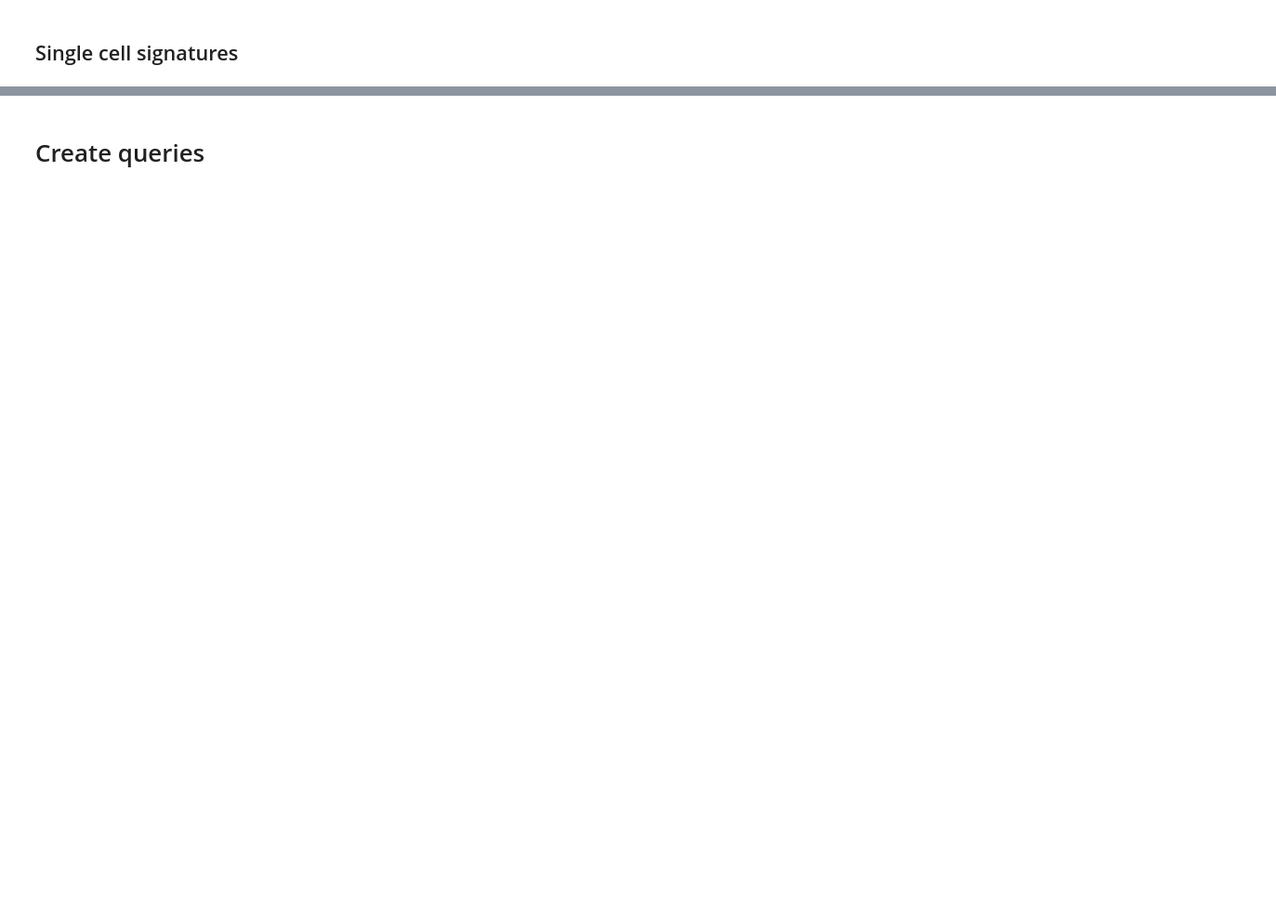
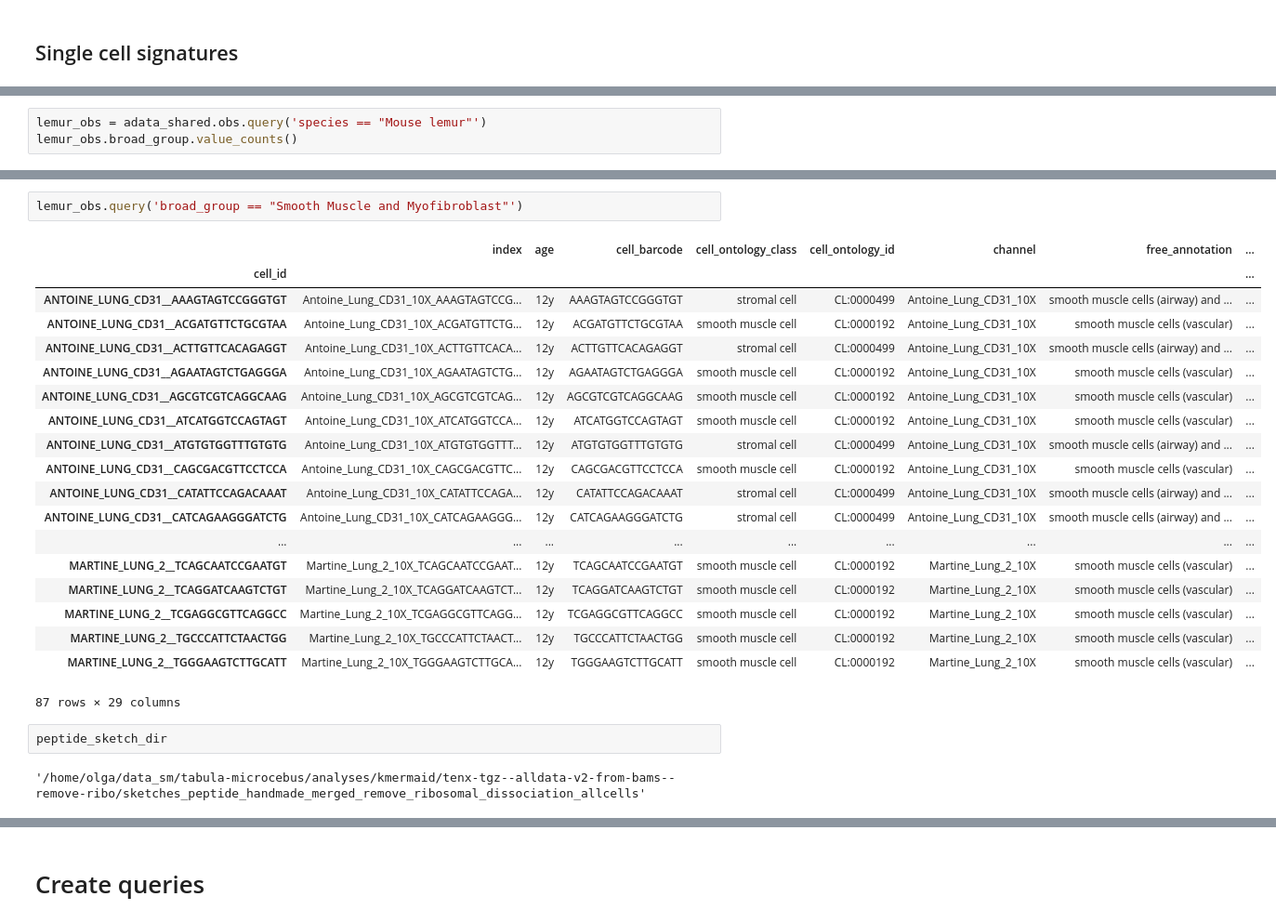
Before and after one commit to czbiohub-sf/scrnaseq-for-the-99-percent, a Jupyter notebook: notebooks/317_reorg_lemur2mouse.ipynb, the cells around one changed output, grey strips where cells are left out. Shown at 93% size. Saved outputs shown, nothing was run; the diff lists cells and outputs as text; blank space fills up the shorter version.

```diff
--- a/notebooks/317_reorg_lemur2mouse.ipynb
+++ b/notebooks/317_reorg_lemur2mouse.ipynb
@@ -342,0 +466,3 @@ Copying alphabet-dayhoff__ksize-51__scaled-10
+# %%
+lemur_obs = adata_shared.obs.query('species == "Mouse lemur"')
+lemur_obs.broad_group.value_counts()
@@ -342,0 +505,26 @@ Copying alphabet-dayhoff__ksize-51__scaled-10
+# %%
+lemur_obs.query('broad_group == "Smooth Muscle and Myofibroblast"')
+# %% [output]
+|  | index | age | cell_barcode | cell_ontology_class | cell_ontology_id | channel | free_annotation | ... |
+| cell_id |  |  |  |  |  |  |  | ... |
+| ANTOINE_LUNG_CD31__AAAGTAGTCCGGGTGT | Antoine_Lung_CD31_10X_AAAGTAGTCCG... | 12y | AAAGTAGTCCGGGTGT | stromal cell | CL:0000499 | Antoine_Lung_CD31_10X | smooth muscle cells (airway) and ... | ... |
+| ANTOINE_LUNG_CD31__ACGATGTTCTGCGTAA | Antoine_Lung_CD31_10X_ACGATGTTCTG... | 12y | ACGATGTTCTGCGTAA | smooth muscle cell | CL:0000192 | Antoine_Lung_CD31_10X | smooth muscle cells (vascular) | ... |
+| ANTOINE_LUNG_CD31__ACTTGTTCACAGAGGT | Antoine_Lung_CD31_10X_ACTTGTTCACA... | 12y | ACTTGTTCACAGAGGT | stromal cell | CL:0000499 | Antoine_Lung_CD31_10X | smooth muscle cells (airway) and ... | ... |
+| ANTOINE_LUNG_CD31__AGAATAGTCTGAGGGA | Antoine_Lung_CD31_10X_AGAATAGTCTG... | 12y | AGAATAGTCTGAGGGA | smooth muscle cell | CL:0000192 | Antoine_Lung_CD31_10X | smooth muscle cells (vascular) | ... |
+| ANTOINE_LUNG_CD31__AGCGTCGTCAGGCAAG | Antoine_Lung_CD31_10X_AGCGTCGTCAG... | 12y | AGCGTCGTCAGGCAAG | smooth muscle cell | CL:0000192 | Antoine_Lung_CD31_10X | smooth muscle cells (vascular) | ... |
+| ANTOINE_LUNG_CD31__ATCATGGTCCAGTAGT | Antoine_Lung_CD31_10X_ATCATGGTCCA... | 12y | ATCATGGTCCAGTAGT | smooth muscle cell | CL:0000192 | Antoine_Lung_CD31_10X | smooth muscle cells (vascular) | ... |
+| ANTOINE_LUNG_CD31__ATGTGTGGTTTGTGTG | Antoine_Lung_CD31_10X_ATGTGTGGTTT... | 12y | ATGTGTGGTTTGTGTG | stromal cell | CL:0000499 | Antoine_Lung_CD31_10X | smooth muscle cells (airway) and ... | ... |
+| ANTOINE_LUNG_CD31__CAGCGACGTTCCTCCA | Antoine_Lung_CD31_10X_CAGCGACGTTC... | 12y | CAGCGACGTTCCTCCA | smooth muscle cell | CL:0000192 | Antoine_Lung_CD31_10X | smooth muscle cells (vascular) | ... |
+| ANTOINE_LUNG_CD31__CATATTCCAGACAAAT | Antoine_Lung_CD31_10X_CATATTCCAGA... | 12y | CATATTCCAGACAAAT | stromal cell | CL:0000499 | Antoine_Lung_CD31_10X | smooth muscle cells (airway) and ... | ... |
+| ANTOINE_LUNG_CD31__CATCAGAAGGGATCTG | Antoine_Lung_CD31_10X_CATCAGAAGGG... | 12y | CATCAGAAGGGATCTG | stromal cell | CL:0000499 | Antoine_Lung_CD31_10X | smooth muscle cells (airway) and ... | ... |
+| ... | ... | ... | ... | ... | ... | ... | ... | ... |
+| MARTINE_LUNG_2__TCAGCAATCCGAATGT | Martine_Lung_2_10X_TCAGCAATCCGAAT... | 12y | TCAGCAATCCGAATGT | smooth muscle cell | CL:0000192 | Martine_Lung_2_10X | smooth muscle cells (vascular) | ... |
+| MARTINE_LUNG_2__TCAGGATCAAGTCTGT | Martine_Lung_2_10X_TCAGGATCAAGTCT... | 12y | TCAGGATCAAGTCTGT | smooth muscle cell | CL:0000192 | Martine_Lung_2_10X | smooth muscle cells (vascular) | ... |
+| MARTINE_LUNG_2__TCGAGGCGTTCAGGCC | Martine_Lung_2_10X_TCGAGGCGTTCAGG... | 12y | TCGAGGCGTTCAGGCC | smooth muscle cell | CL:0000192 | Martine_Lung_2_10X | smooth muscle cells (vascular) | ... |
+| MARTINE_LUNG_2__TGCCCATTCTAACTGG | Martine_Lung_2_10X_TGCCCATTCTAACT... | 12y | TGCCCATTCTAACTGG | smooth muscle cell | CL:0000192 | Martine_Lung_2_10X | smooth muscle cells (vascular) | ... |
+| MARTINE_LUNG_2__TGGGAAGTCTTGCATT | Martine_Lung_2_10X_TGGGAAGTCTTGCA... | 12y | TGGGAAGTCTTGCATT | smooth muscle cell | CL:0000192 | Martine_Lung_2_10X | smooth muscle cells (vascular) | ... |
+87 rows × 29 columns
+# %%
+peptide_sketch_dir
+# %% [output]
+'/home/olga/data_sm/tabula-microcebus/analyses/kmermaid/tenx-tgz--alldata-v2-from-bams--remove-ribo/sketches_peptide_handmade_merged_remove_ribosomal_dissociation_allcells'
```
Also changed, not shown: parts of 38 cells of this notebook, 12 other files.
